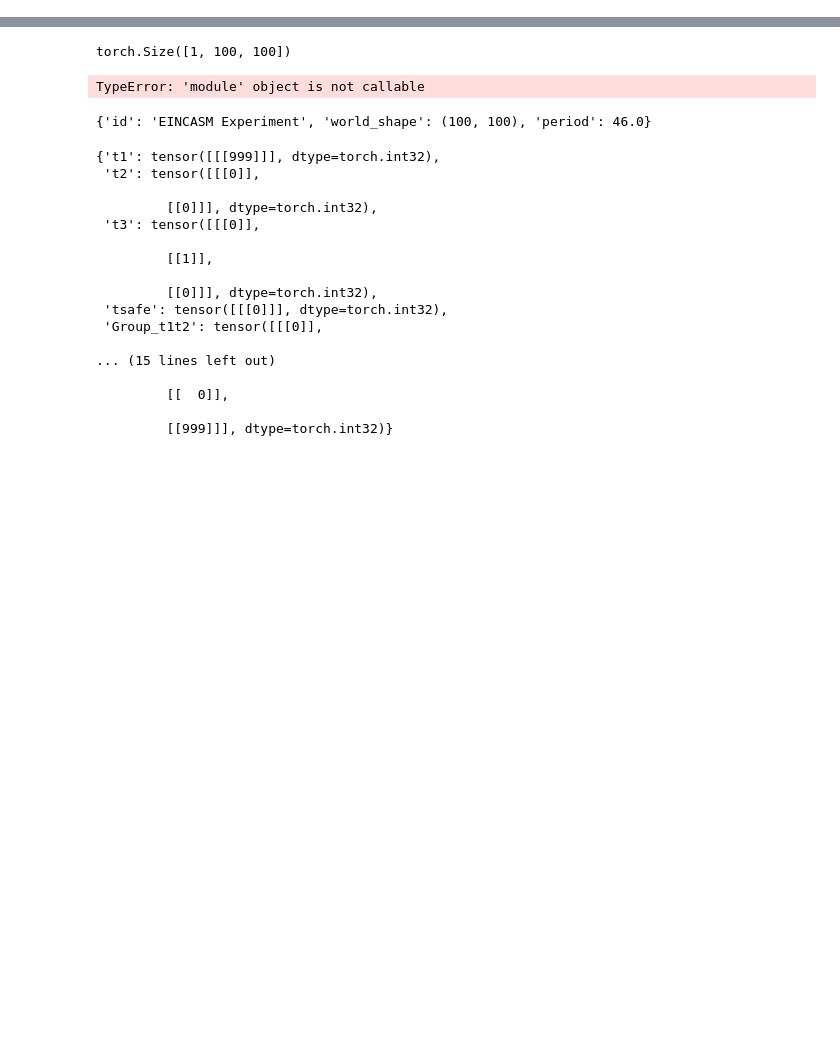
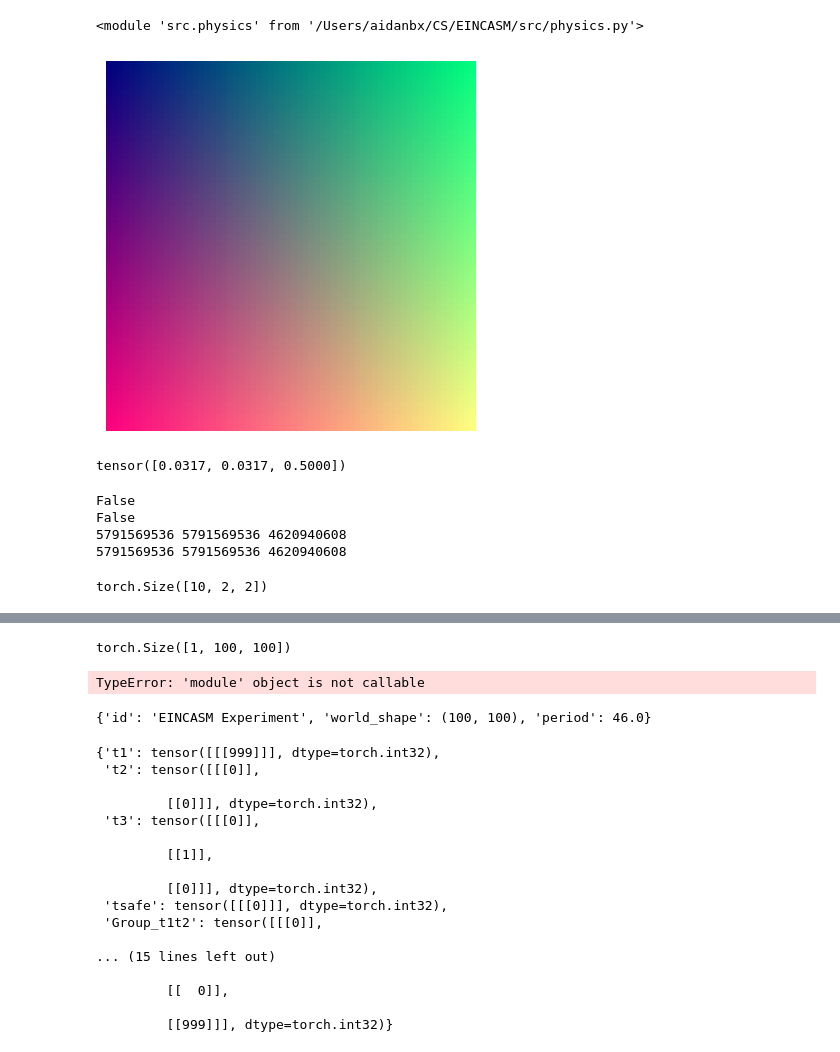
Before and after one commit to aidanbx/coralai, a Jupyter notebook: playground.ipynb, the cells around one changed output, grey strips where cells are left out. Drawn from its saved outputs; the diff is of its cells as text; code cells hidden in the pictures; blank space fills up the shorter version.

Commit message:
Taichi + Torch NCA

```diff
--- a/playground.ipynb
+++ b/playground.ipynb
@@ -0,0 +1,71 @@
+# %%
+import torch
+import taichi as ti
+from matplotlib import gridspec
+import matplotlib.pyplot as plt
+from matplotlib.animation import FuncAnimation
+import src.Simulation as Simulation
+import src.physics as physics
+import importlib
+importlib.reload(Simulation)
+importlib.reload(physics)
+# %% [output]
+<module 'src.physics' from '/Users/aidanbx/CS/EINCASM/src/physics.py'>
+# %%
+
+# Taichi
+image_height = 256
+image_width = 256
+ph = 5
+pw = 5
+tile_height = 64
+tile_width = 64
+shift_x = ti.Vector([32, 32])
+shift_y = ti.Vector([32, 32])
+
+# Create gradients for R, G, B channels
+r_gradient = torch.linspace(0, 1, tile_height).view(tile_height, 1).expand(tile_height, tile_width)
+g_gradient = torch.linspace(0, 1, tile_width).view(1, tile_width).expand(tile_height, tile_width)
+b_gradient = torch.ones_like(r_gradient) * 0.5  # Constant blue for demonstration, you can set your gradient here
+
+# Combine the R, G, B channels
+tile = torch.stack([r_gradient, g_gradient, b_gradient], dim=2)
+tile = torch.stack([r_gradient, g_gradient, b_gradient], dim=2)
+
+image_pixels = torch.zeros(image_height, image_width, 3, dtype=torch.float32)
+# Assuming tile is already defined as above
+plt.imshow(tile.numpy())
+plt.axis('off')
+plt.show()
+# %% [output]
+[figure, added]
+# %%
+# image_pixels.shape, tile.shape
+tile[2,2]
+# %% [output]
+tensor([0.0317, 0.0317, 0.5000])
+# %%
+def share_memory(tensor1, tensor2):
+    return tensor1.storage().data_ptr() == tensor2.storage().data_ptr() and \
+            tensor1.storage_offset() == tensor2.storage_offset() and \
+            tensor1.stride() == tensor2.stride() and \
+            tensor1.size() == tensor2.size()
+
+# Example usage
+a = torch.tensor([, 3, 4])
+b = a[::2]
+c = a.clone()
+
+print(share_memory(a, b))  # Should return True, as 'b' is a view of 'a'
+print(share_memory(a, c))  # Should return False, as 'c' is a clone of 'a'
+print(a.data_ptr(), b.data_ptr(), c.data_ptr())  # Should return the same memory address for 'a' and 'b', but a different one for 'c'
+print(a.storage().data_ptr(), b.storage().data_ptr(), c.storage().data_ptr())  # Should return the same memory address for 'a' and 'b', but a different one for 'c'
+# %% [output]
+False
+False
+5791569536 5791569536 4620940608
+5791569536 5791569536 4620940608
+# %%
+torch.zeros(10, 2, 2).shape
+# %% [output]
+torch.Size([10, 2, 2])
```
Also changed, not shown: parts of 8 cells of this notebook, 17 other files.
